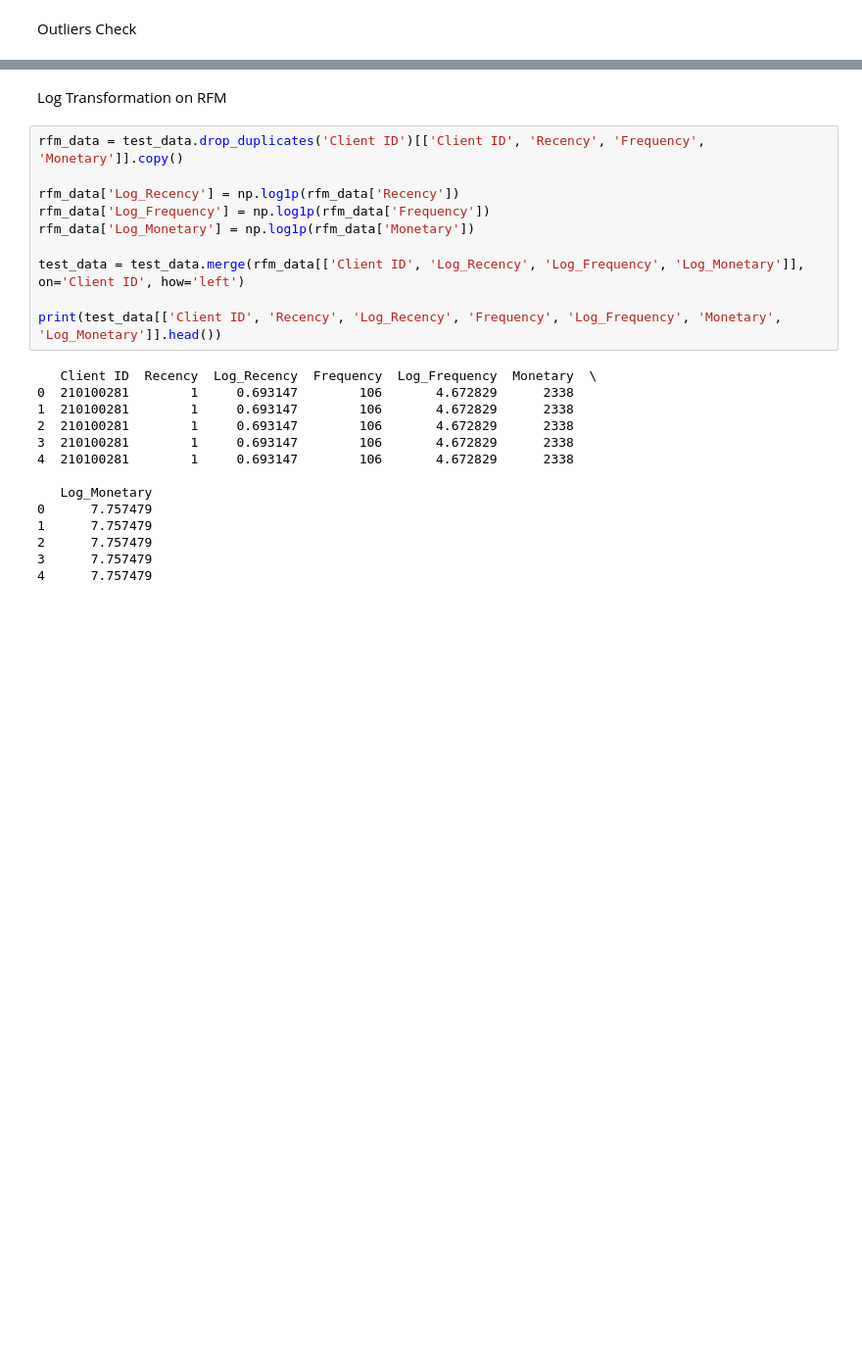
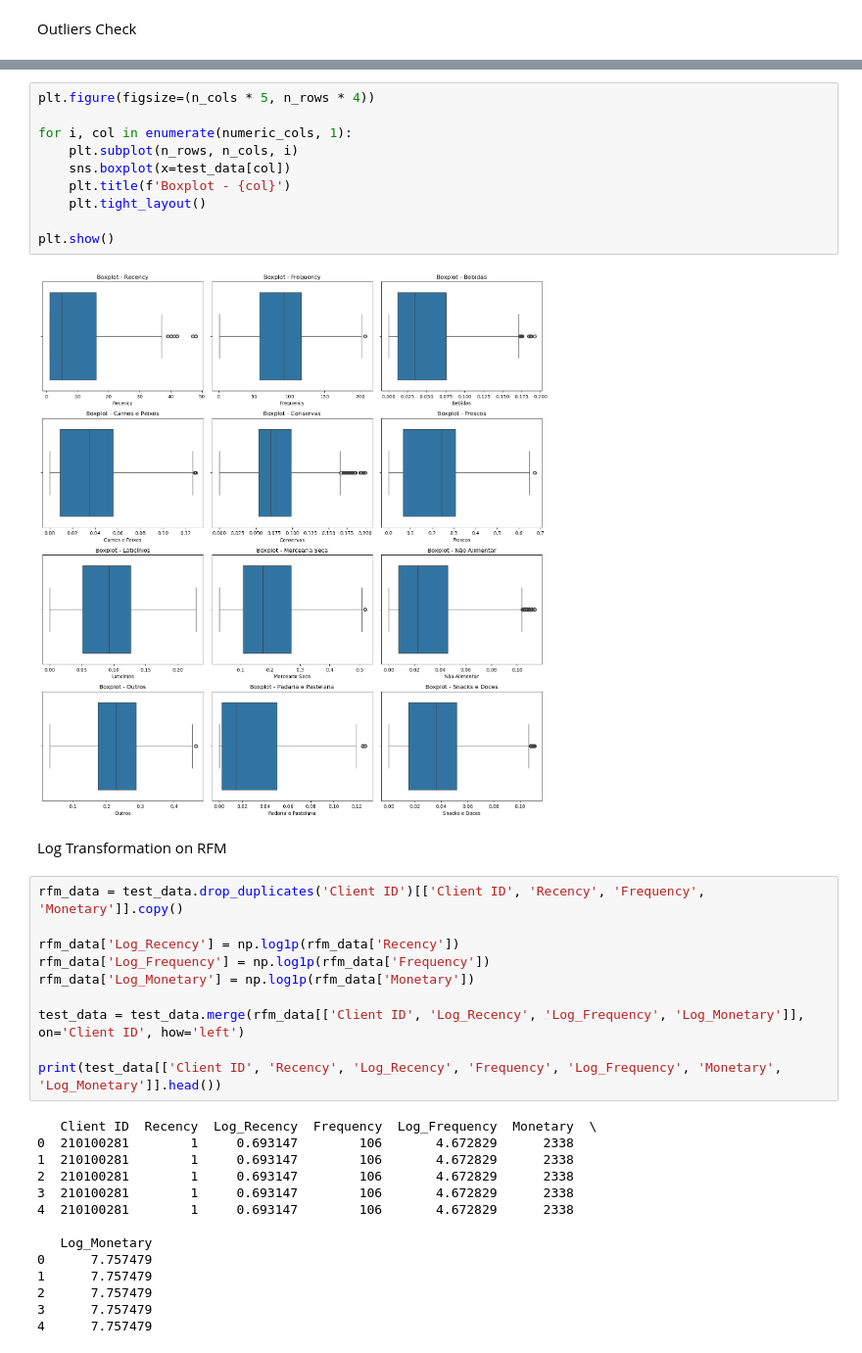
Before and after one commit to gugaaa1904/BC, a Jupyter notebook: Case 3.ipynb, the cells around one changed output, grey strips where cells are left out. Shown at 98% size. Saved outputs shown, nothing was run; the diff lists cells and outputs as text; blank space fills up the shorter version.

```diff
--- a/Case 3.ipynb
+++ b/Case 3.ipynb
@@ -560,3 +603,15 @@ Outliers Check
+# %%
+plt.figure(figsize=(n_cols * 5, n_rows * 4))
+
+for i, col in enumerate(numeric_cols, 1):
+    plt.subplot(n_rows, n_cols, i)
+    sns.boxplot(x=test_data[col])
+    plt.title(f'Boxplot - {col}')
+    plt.tight_layout()
+
+plt.show()
+# %% [output]
+[figure, added]
 # %% [markdown]
 Log Transformation on RFM
 # %%
```
Also changed, not shown: parts of 27 cells of this notebook, 1 other file.
